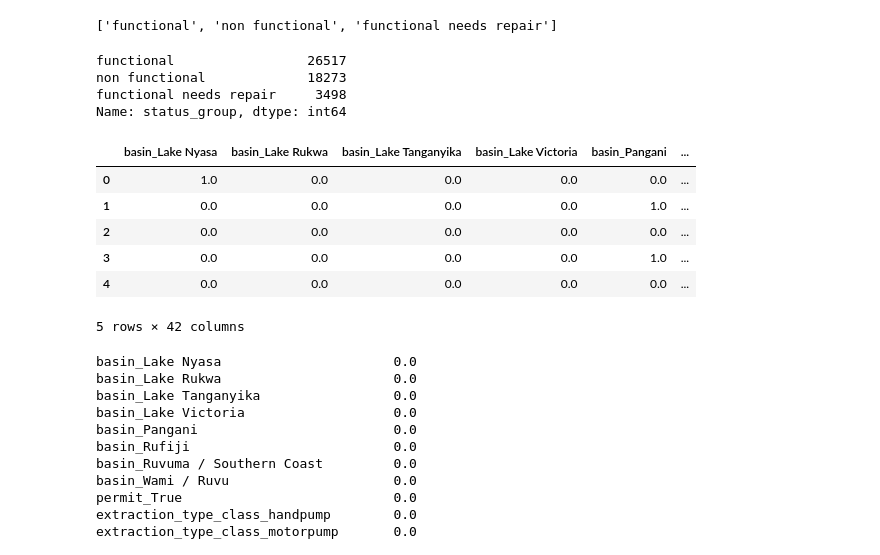
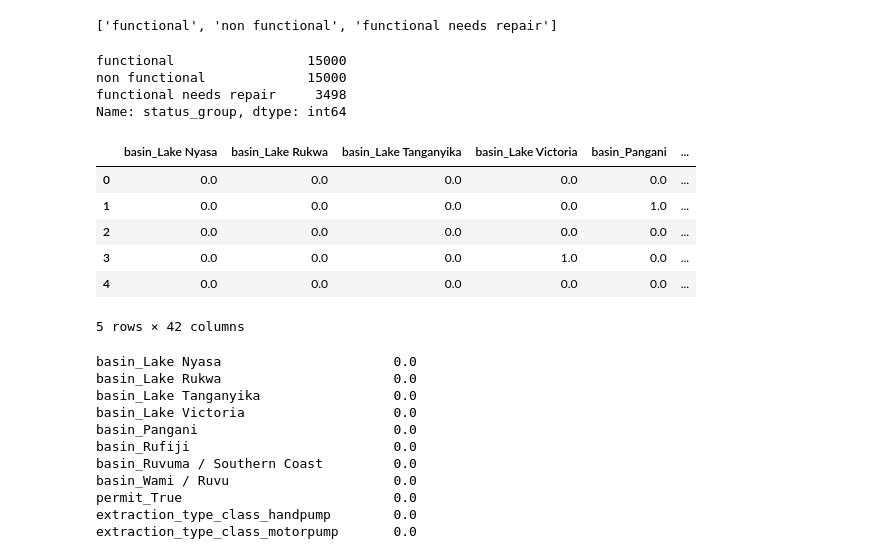
Before and after one commit to FrancisNdirangu/Pump_it_up_Dataset, a Jupyter notebook: notebook.ipynb, the cells around one changed output. Saved outputs shown, nothing was run; the diff lists cells and outputs as text; code cells hidden in the pictures.

```diff
--- a/notebook.ipynb
+++ b/notebook.ipynb
@@ -504,0 +551,8 @@ df.select_dtypes('object').head()
+# %%
+#combining the undersampled functional and non-functional categories
+df_undersampled = pd.concat([functional_samples,non_functional_samples])
+
+#combining the df_undersampled with the functional-needs-repair category
+#we are not undersampling functional-needs-repair category because it is still the minority sample
+final_df_undersampled = pd.concat([df_undersampled,df_functional_needs_repair])
+final_df_undersampled.head()
@@ -516,9 +589,9 @@ Index(['amount_tsh', 'longitude', 'latitude', 'num_private', 'population',
 from sklearn.preprocessing import OneHotEncoder
 ohe_cols = ['basin','permit','extraction_type_class','management_group','payment_type',
                       'source_type','source_class']
-other_cols = ['amount_tsh', 'longitude', 'latitude', 'num_private', 'population','construction_year', 'Year_Recorded','status_group']
+# other_cols = ['amount_tsh', 'longitude', 'latitude', 'num_private', 'population','construction_year', 'Year_Recorded','status_group']
 encoder = OneHotEncoder(sparse=False,drop='first')
-encoder_array = encoder.fit_transform(df[ohe_cols])
+encoder_array = encoder.fit_transform(final_df_undersampled[ohe_cols])
 
 # Step 3: Get feature names for encoded columns
 encoded_columns = encoder.get_feature_names_out(ohe_cols)
@@ -546,7 +619,7 @@ encoded_df.head()
 from sklearn.preprocessing import OrdinalEncoder
 
 ordenc = OrdinalEncoder()
-encoder_array = ordenc.fit_transform(df[['quality_group','quantity_group','construction_year','Year_Recorded']])
+encoder_array = ordenc.fit_transform(final_df_undersampled[['quality_group','quantity_group','construction_year','Year_Recorded']])
 
 # Step 3: Get feature names for encoded columns
 encoded_columns = ordenc.get_feature_names_out(['quality_group','quantity_group','construction_year','Year_Recorded'])
@@ -571,7 +644,7 @@ num_cols
 #merging the Ordinal Encoding and OneHotEncoding
 from sklearn.preprocessing import MinMaxScaler
 
-num_df = df[num_cols]
+num_df = final_df_undersampled[num_cols]
 minmax = MinMaxScaler()
 encoder_array = minmax.fit_transform(num_df)
 
@@ -594,10 +667,10 @@ df['status_group'].unique().tolist()
 # %% [output]
 ['functional', 'non functional', 'functional needs repair']
 # %%
-df['status_group'].value_counts()
+final_df_undersampled['status_group'].value_counts()
 # %% [output]
-functional                 26517
-non functional             18273
+functional                 15000
+non functional             15000
 functional needs repair     3498
 Name: status_group, dtype: int64
 # %%
@@ -605,14 +678,15 @@ Name: status_group, dtype: int64
 
 # df['status_group'].unique()
 # %%
-final_df = pd.concat([encoded_df,encoded_df2,standardized_df],axis=1)
+almost_df = pd.concat([encoded_df,encoded_df2],axis=1)
+final_df = pd.concat([almost_df,standardized_df],axis=1)
 final_df.head()
 # %% [output]
 |  | basin_Lake Nyasa | basin_Lake Rukwa | basin_Lake Tanganyika | basin_Lake Victoria | basin_Pangani | ... |
-| 0 | 1.0 | 0.0 | 0.0 | 0.0 | 0.0 | ... |
+| 0 | 0.0 | 0.0 | 0.0 | 0.0 | 0.0 | ... |
 | 1 | 0.0 | 0.0 | 0.0 | 0.0 | 1.0 | ... |
 | 2 | 0.0 | 0.0 | 0.0 | 0.0 | 0.0 | ... |
-| 3 | 0.0 | 0.0 | 0.0 | 0.0 | 1.0 | ... |
+| 3 | 0.0 | 0.0 | 0.0 | 1.0 | 0.0 | ... |
 | 4 | 0.0 | 0.0 | 0.0 | 0.0 | 0.0 | ... |
 5 rows × 42 columns
 # %%
```
Also changed, not shown: parts of 21 cells of this notebook.
